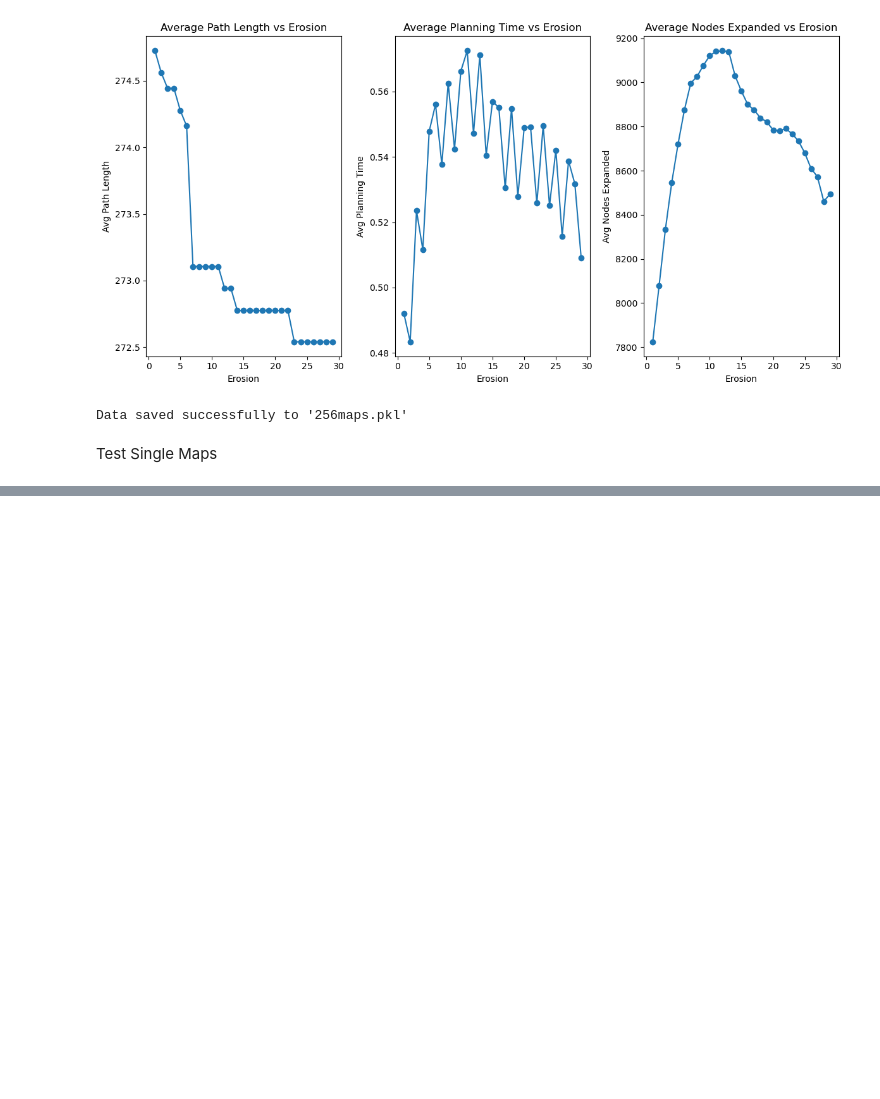
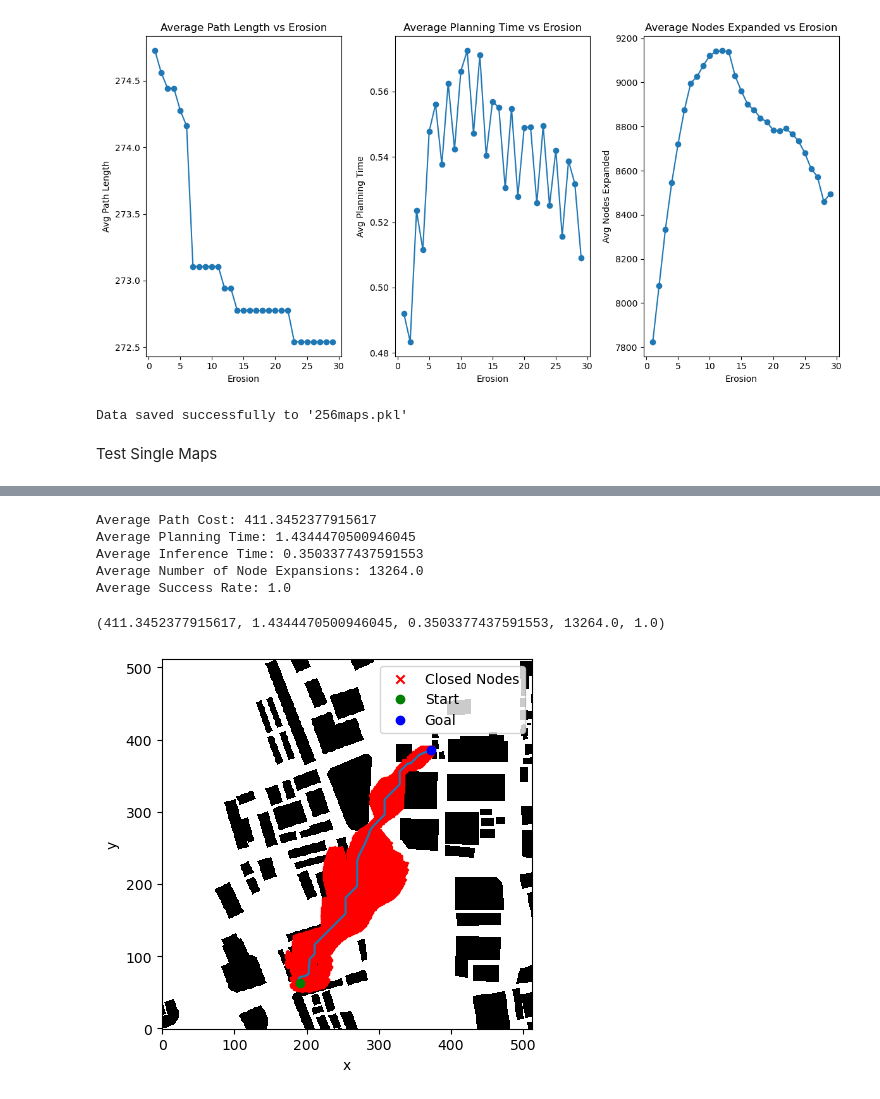
Before and after one commit to sharath-matada/Planning_Operator, a Jupyter notebook: 2D_Experiments/large_maps/test_heuristics_on_512_maps.ipynb, the cells around one changed output, grey strips where cells are left out. Saved outputs shown, nothing was run; the diff lists cells and outputs as text; code cells hidden in the pictures; blank space fills up the shorter version.

```diff
--- a/2D_Experiments/large_maps/test_heuristics_on_512_maps.ipynb
+++ b/2D_Experiments/large_maps/test_heuristics_on_512_maps.ipynb
@@ -212,0 +230,10 @@ Average Success Rate: 1.0
+# %%
+testheuristiconmaps(starttest, goaltest, maptest, planningoperator, plotresults=True, printvalues=True, erosion = 5, model=model, saveplotdata=False)
+# %% [output]
+Average Path Cost: 411.3452377915617
+Average Planning Time: 1.4344470500946045
+Average Inference Time: 0.3503377437591553
+Average Number of Node Expansions: 13264.0
+Average Success Rate: 1.0
+(411.3452377915617, 1.4344470500946045, 0.3503377437591553, 13264.0, 1.0)
+[figure, added]
```
Also changed, not shown: parts of 4 cells of this notebook, 3 other files.
